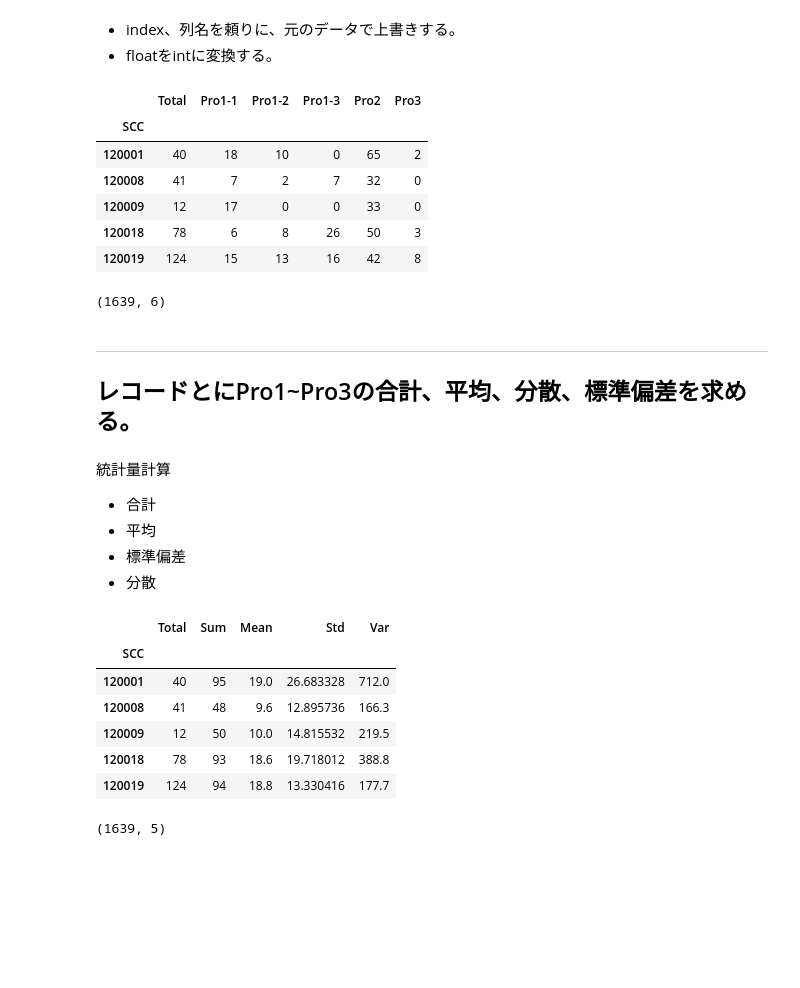
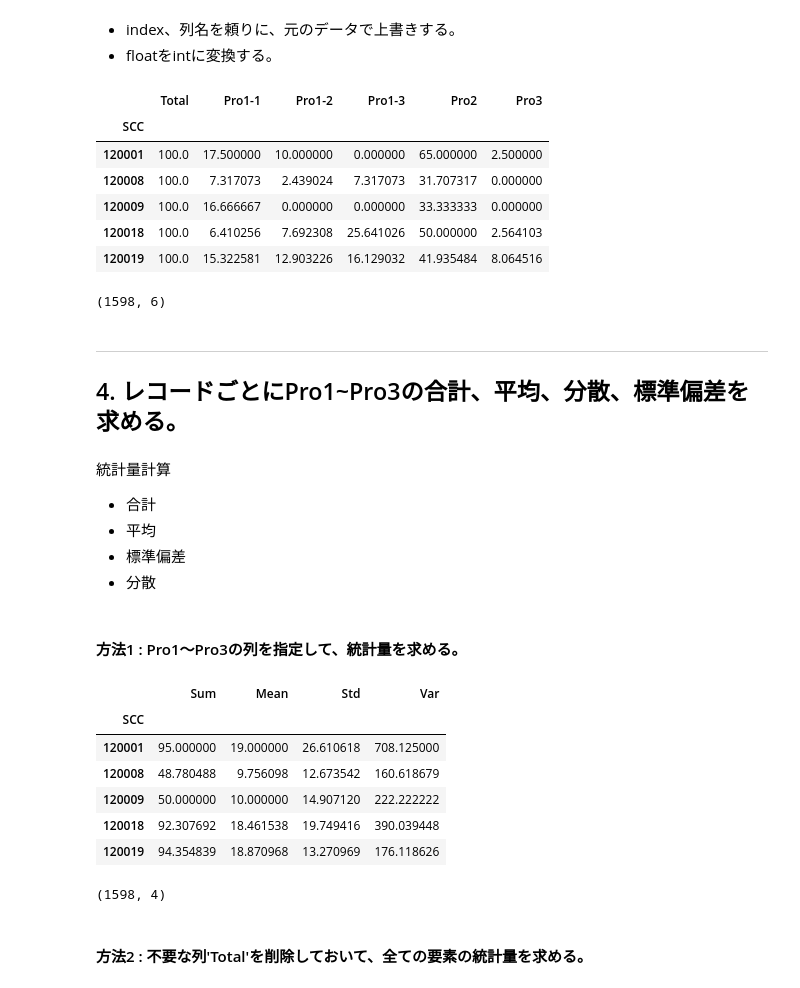
Before and after one commit to okagen/study_DataFrame, a Jupyter notebook: study02_DataFrame.ipynb, the cells around one changed output. Drawn from its saved outputs; the diff is of its cells as text; code cells hidden in the pictures; blank space fills up the shorter version.

```diff
--- a/study02_DataFrame.ipynb
+++ b/study02_DataFrame.ipynb
@@ -80,9 +87,0 @@ Pro1～Pro3の値をTotalで割り、割合をパーセントで求める
-# %%
-df_rate[['Pro1-1']] = round(df_rate['Pro1-1'] / df_rate['Total'] * 100, 0)
-df_rate['Pro1-2'] = round(df_rate['Pro1-2'] / df_rate['Total'] * 100, 0)
-df_rate['Pro1-3'] = round(df_rate['Pro1-3'] / df_rate['Total'] * 100, 0)
-df_rate['Pro2'] = round(df_rate['Pro2'] / df_rate['Total'] * 100, 0)
-df_rate['Pro3'] = round(df_rate['Pro3'] / df_rate['Total'] * 100, 0)
-df_rate = df_rate.astype('int64')
-display(df_rate.head(5))
-display(df_rate.shape)
@@ -100,0 +90,8 @@ Pro1～Pro3の値に一つでも30以上があればその行を抽出する。:
+# %%
+for idx, df_select in df_rate.iterrows():
+    # 1行ずつ取り出し、各列をTotalで割って100掛ける
+    df_select = df_select / df_select['Total'] * 100
+    # 元のDataFrameの値を更新
+    df_rate.loc[idx] = df_select
+
+display(df_rate.head(5))
@@ -118,6 +126,7 @@ Pro1～Pro3の値に一つでも30以上があればその行を抽出する。:
 # %%
-df_rate3 = df_rate[~(df_rate[['Pro1-1', 'Pro1-2', 'Pro1-3', 'Pro2', 'Pro3']] < 30)].dropna(how='all')
-display(df_rate3.head(5))
+df_rate_ext2 = df_rate[~(df_rate[['Pro1-1', 'Pro1-2', 'Pro1-3', 'Pro2', 'Pro3']] < 30)].dropna(how='all')
+display(df_rate_ext2.head(5))
+display(df_rate_ext2.shape)
 # %% [output]
 |  | Total | Pro1-1 | Pro1-2 | Pro1-3 | Pro2 | Pro3 |
 | SCC |  |  |  |  |  |  |
@@ -130,43 +140,43 @@ display(df_rate3.head(5))
   - index、列名を頼りに、元のデータで上書きする。
   - floatをintに変換する。
 # %%
-df_rate3.update(df_rate)
-df_rate3 = df_rate3.astype('int64')
-display(df_rate3.head(5))
-display(df_rate3.shape)
+df_rate_ext2.update(df_rate)
+display(df_rate_ext2.head(5))
+display(df_rate_ext2.shape)
 # %% [output]
 |  | Total | Pro1-1 | Pro1-2 | Pro1-3 | Pro2 | Pro3 |
 | SCC |  |  |  |  |  |  |
-| 120001 | 40 | 18 | 10 | 0 | 65 | 2 |
-| 120008 | 41 | 7 | 2 | 7 | 32 | 0 |
-| 120009 | 12 | 17 | 0 | 0 | 33 | 0 |
-| 120018 | 78 | 6 | 8 | 26 | 50 | 3 |
-| 120019 | 124 | 15 | 13 | 16 | 42 | 8 |
+| 120001 | 100.0 | 17.500000 | 10.000000 | 0.000000 | 65.000000 | 2.500000 |
+| 120008 | 100.0 | 7.317073 | 2.439024 | 7.317073 | 31.707317 | 0.000000 |
+| 120009 | 100.0 | 16.666667 | 0.000000 | 0.000000 | 33.333333 | 0.000000 |
+| 120018 | 100.0 | 6.410256 | 7.692308 | 25.641026 | 50.000000 | 2.564103 |
+| 120019 | 100.0 | 15.322581 | 12.903226 | 16.129032 | 41.935484 | 8.064516 |
-(1639, 6)
+(1598, 6)
 # %% [markdown]
 ---
-## レコードとにPro1~Pro3の合計、平均、分散、標準偏差を求める。
+## 4. レコードごとにPro1~Pro3の合計、平均、分散、標準偏差を求める。
 # %% [markdown]
 統計量計算
   - 合計
   - 平均
   - 標準偏差
   - 分散
+# %% [markdown]
+#### 方法1 : Pro1～Pro3の列を指定して、統計量を求める。
 # %%
-df2 = pd.DataFrame()
-df2['Total'] = df_rate3['Total']
-df2['Sum'] = df_rate3[['Pro1-1', 'Pro1-2', 'Pro1-3', 'Pro2', 'Pro3']].sum(axis=1)
-df2['Mean'] = df_rate3[['Pro1-1', 'Pro1-2', 'Pro1-3', 'Pro2', 'Pro3']].mean(axis=1)
-df2['Std'] = df_rate3[['Pro1-1', 'Pro1-2', 'Pro1-3', 'Pro2', 'Pro3']].std(axis=1)
-df2['Var'] = df_rate3[['Pro1-1', 'Pro1-2', 'Pro1-3', 'Pro2', 'Pro3']].var(axis=1)
-display(df2.head(5))
-display(df2.shape)
+df_stat1 = pd.DataFrame()
+df_stat1['Sum'] = df_rate_ext2[['Pro1-1', 'Pro1-2', 'Pro1-3', 'Pro2', 'Pro3']].sum(axis=1)
+df_stat1['Mean'] = df_rate_ext2[['Pro1-1', 'Pro1-2', 'Pro1-3', 'Pro2', 'Pro3']].mean(axis=1)
+df_stat1['Std'] = df_rate_ext2[['Pro1-1', 'Pro1-2', 'Pro1-3', 'Pro2', 'Pro3']].std(axis=1)
+df_stat1['Var'] = df_rate_ext2[['Pro1-1', 'Pro1-2', 'Pro1-3', 'Pro2', 'Pro3']].var(axis=1)
+display(df_stat1.head(5))
+display(df_stat1.shape)
 # %% [output]
-|  | Total | Sum | Mean | Std | Var |
-| SCC |  |  |  |  |  |
-| 120001 | 40 | 95 | 19.0 | 26.683328 | 712.0 |
-| 120008 | 41 | 48 | 9.6 | 12.895736 | 166.3 |
-| 120009 | 12 | 50 | 10.0 | 14.815532 | 219.5 |
-| 120018 | 78 | 93 | 18.6 | 19.718012 | 388.8 |
-| 120019 | 124 | 94 | 18.8 | 13.330416 | 177.7 |
+|  | Sum | Mean | Std | Var |
+| SCC |  |  |  |  |
+| 120001 | 95.000000 | 19.000000 | 26.610618 | 708.125000 |
+| 120008 | 48.780488 | 9.756098 | 12.673542 | 160.618679 |
+| 120009 | 50.000000 | 10.000000 | 14.907120 | 222.222222 |
+| 120018 | 92.307692 | 18.461538 | 19.749416 | 390.039448 |
+| 120019 | 94.354839 | 18.870968 | 13.270969 | 176.118626 |
-(1639, 5)
+(1598, 4)
@@ -174,0 +183,2 @@ display(df2.shape)
+# %% [markdown]
+#### 方法2 : 不要な列'Total'を削除しておいて、全ての要素の統計量を求める。
```
Also changed, not shown: parts of 20 cells of this notebook, 9 other files.
